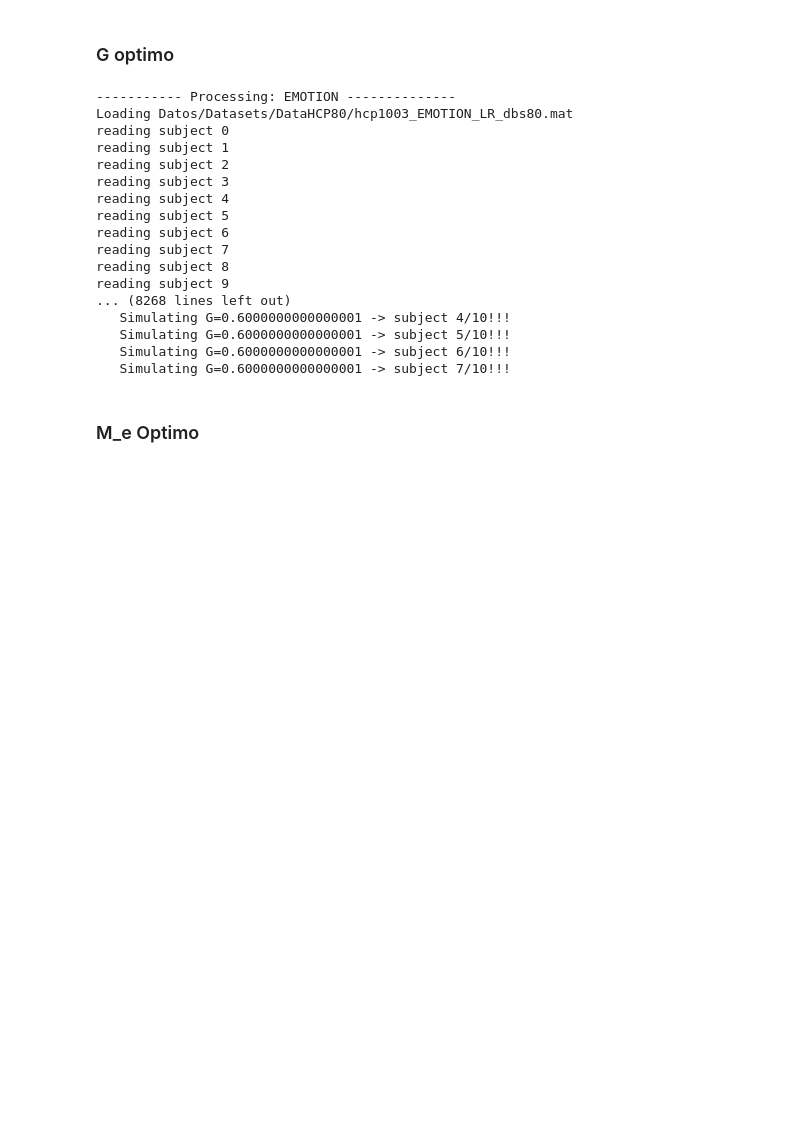
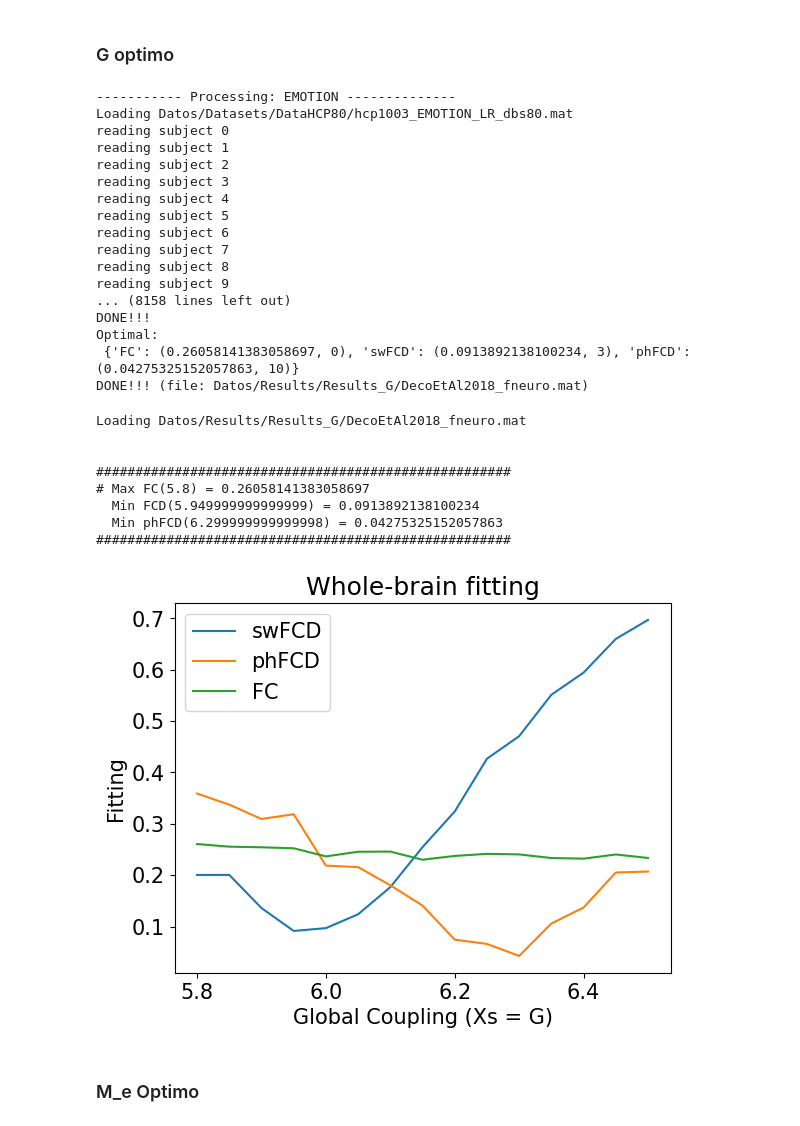
Before and after one commit to FaragoFa/Neuronas, a Jupyter notebook: Proyecto.ipynb, the cells around one changed output. Drawn from its saved outputs; the diff is of its cells as text; code cells hidden in the pictures; blank space fills up the shorter version.

```diff
--- a/Proyecto.ipynb
+++ b/Proyecto.ipynb
@@ -425,16 +425,15 @@ maxRateFIC => 3.111303668705657
 ### G optimo
 # %%
 import Tests.Deco2018.prepro as prepro
-#import WholeBrain.Utils.FIC.Balance_Herzog2022 as Balance_Herzog2022
-#import WholeBrain.Utils.FIC.Balance_DecoEtAl2014 as Balance_DecoEtAl2014
-#import WholeBrain.Models.DynamicMeanField as DMF
 import WholeBrain.Models.Naskar as Naskar
 
-outFilePath = 'Datos/Results/Results_Naskar/'
+outFilePath = 'Datos/Results/Results_G/'
 inFilePath = 'Datos/Datasets/DataHCP80/'
+prepro.outFilePath = outFilePath
+prepro.inFilePath = inFilePath
 
 J_fileNames = outFilePath + "results_{}.txt"
-prepro.prepro_Optim(neuronalModel= Naskar, M_e_optim= 1, M_i_optim= 1, J_fileNames= J_fileNames, Step= 0.1, End=5.5, Start=0)
+prepro.prepro_Optim(neuronalModel= Naskar, M_e_optim= 1, M_i_optim= 1, J_fileNames= J_fileNames, Step= 0.05, End=6.5+0.001, Start=5.8)
 # %% [output]
 ----------- Processing: EMOTION --------------
 Loading Datos/Datasets/DataHCP80/hcp1003_EMOTION_LR_dbs80.mat
@@ -448,14 +447,24 @@ reading subject 6
 reading subject 7
 reading subject 8
 reading subject 9
-... (8268 lines left out)
-   Simulating G=0.6000000000000001 -> subject 4/10!!!
-   Simulating G=0.6000000000000001 -> subject 5/10!!!
-   Simulating G=0.6000000000000001 -> subject 6/10!!!
-   Simulating G=0.6000000000000001 -> subject 7/10!!!
+... (8158 lines left out)
+DONE!!!
+Optimal:
+ {'FC': (0.26058141383058697, 0), 'swFCD': (0.0913892138100234, 3), 'phFCD': (0.04275325152057863, 10)}
+DONE!!! (file: Datos/Results/Results_G/DecoEtAl2018_fneuro.mat)
 # %%
 import Tests.Deco2018.plot as fig_optim
-fig_optim.plot_optim('Datos/Results/Results_80x80/DecoEtAl2018_fneuro.mat', x= 'G')
+fig_optim.plot_optim('Datos/Results/Results_G/DecoEtAl2018_fneuro.mat', x= 'G')
+# %% [output]
+Loading Datos/Results/Results_G/DecoEtAl2018_fneuro.mat
+
+
+#####################################################
+# Max FC(5.8) = 0.26058141383058697
+  Min FCD(5.949999999999999) = 0.0913892138100234
+  Min phFCD(6.299999999999998) = 0.04275325152057863
+#####################################################
+[figure, added]
 # %% [markdown]
 ### M_e Optimo
 # %%
```
Also changed, not shown: parts of 2 cells of this notebook, 2 other files.
